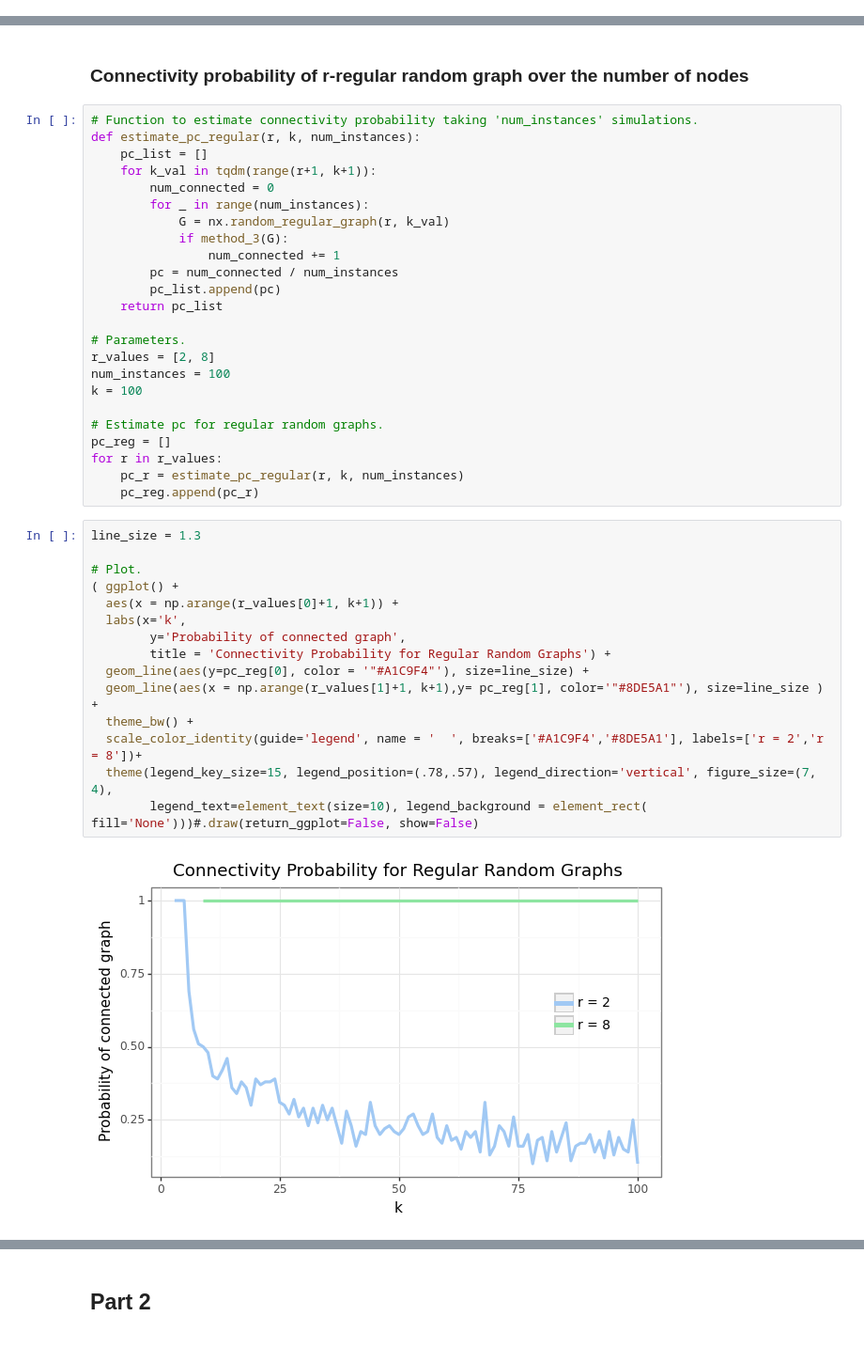
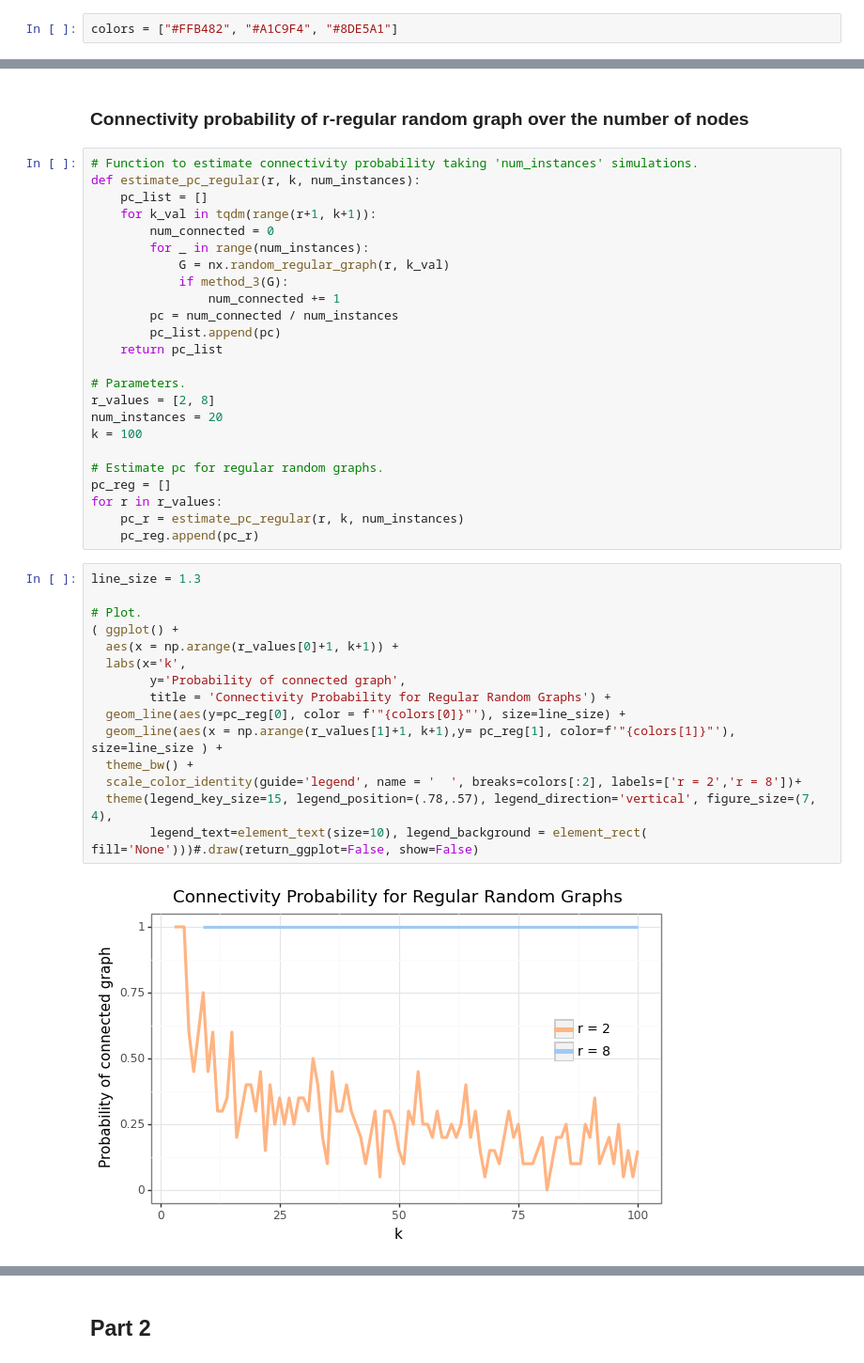
Before and after one commit to Matteo-Candi/Data_Center, a Jupyter notebook: main.ipynb, the cells around one changed output, grey strips where cells are left out. Shown at 94% size. Saved outputs shown, nothing was run; the diff lists cells and outputs as text.

```diff
--- a/main.ipynb
+++ b/main.ipynb
@@ -11,5 +11,7 @@ import time
 # %%
 import warnings
 warnings.filterwarnings("ignore")
+# %%
+colors = ["#FFB482", "#A1C9F4", "#8DE5A1"]
 # %% [markdown]
 ### Functions to check graph connectivity and time required
@@ -160,7 +191,7 @@ def estimate_pc_regular(r, k, num_instances):
 
 # Parameters.
 r_values = [2, 8]
-num_instances = 100
+num_instances = 20
 k = 100
 
 # Estimate pc for regular random graphs.
@@ -171,17 +202,17 @@ for r in r_values:
 # %%
 line_size = 1.3
 
 # Plot.
 ( ggplot() +
   aes(x = np.arange(r_values[0]+1, k+1)) +
   labs(x='k',
         y='Probability of connected graph',
         title = 'Connectivity Probability for Regular Random Graphs') +
-  geom_line(aes(y=pc_reg[0], color = '"#A1C9F4"'), size=line_size) +
-  geom_line(aes(x = np.arange(r_values[1]+1, k+1),y= pc_reg[1], color='"#8DE5A1"'), size=line_size ) +
+  geom_line(aes(y=pc_reg[0], color = f'"{colors[0]}"'), size=line_size) +
+  geom_line(aes(x = np.arange(r_values[1]+1, k+1),y= pc_reg[1], color=f'"{colors[1]}"'), size=line_size ) +
   theme_bw() +
-  scale_color_identity(guide='legend', name = '  ', breaks=['#A1C9F4','#8DE5A1'], labels=['r = 2','r = 8'])+
+  scale_color_identity(guide='legend', name = '  ', breaks=colors[:2], labels=['r = 2','r = 8'])+
   theme(legend_key_size=15, legend_position=(.78,.57), legend_direction='vertical', figure_size=(7, 4),
         legend_text=element_text(size=10), legend_background = element_rect( fill='None')))#.draw(return_ggplot=False, show=False)
 # %% [output]
-[figure, old version]
+[figure, new version]
```
Also changed, not shown: parts of 11 cells of this notebook.
